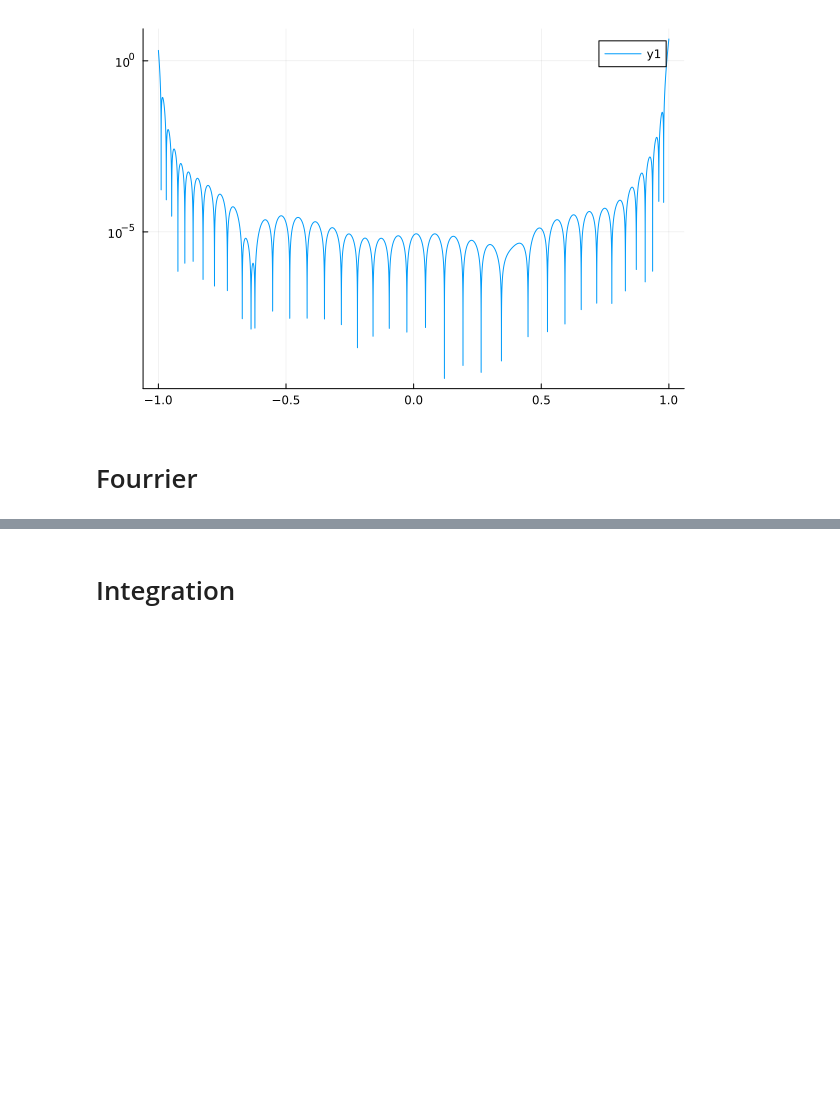
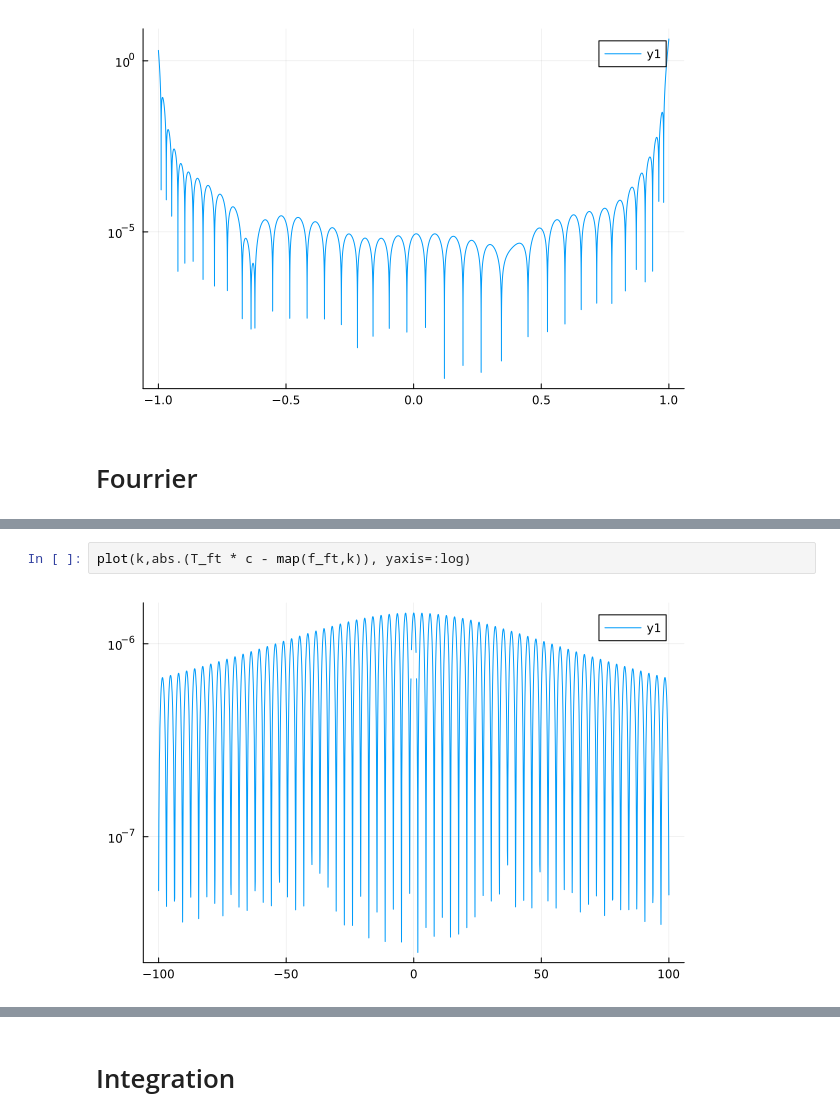
Before and after one commit to WietseVaes/NUTM-timestep, a Jupyter notebook: Code/Old tests.ipynb, the cells around one changed output, grey strips where cells are left out. Drawn from its saved outputs; the diff is of its cells as text; blank space fills up the shorter version.

```diff
--- a/Code/Old tests.ipynb
+++ b/Code/Old tests.ipynb
@@ -168 +206,5 @@ Closest candidates are:
+# %%
+plot(k,abs.(T_ft * c - map(f_ft,k)), yaxis=:log)
+# %% [output]
+[figure, added]
 # %%
```
Also changed, not shown: parts of 22 cells of this notebook, 10 other files.
